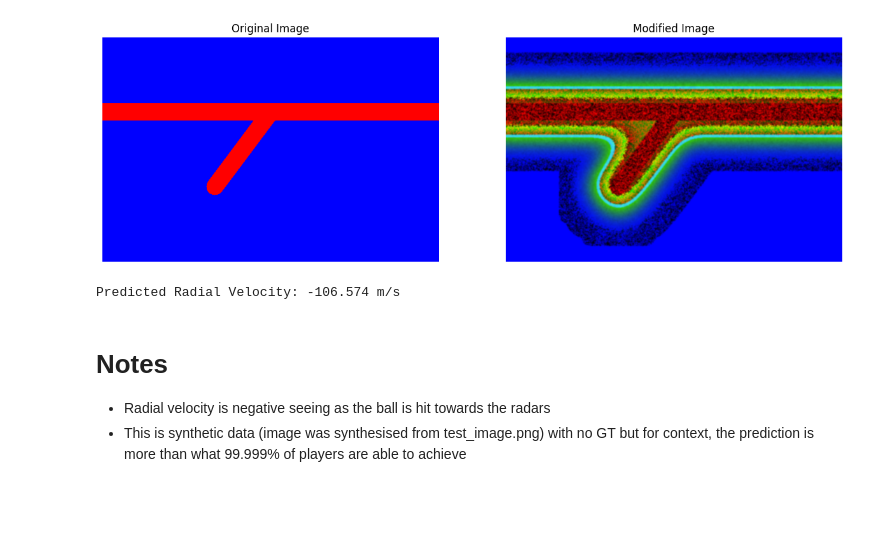
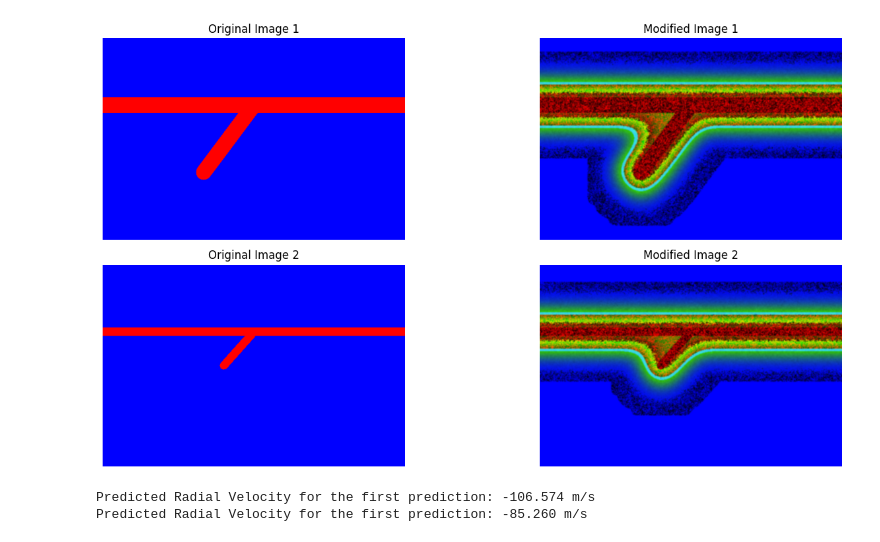
Before and after one commit to Gyllz98/DeepLearningTrackman, a Jupyter notebook: Example.ipynb, the cells around one changed output. Saved outputs shown, nothing was run; the diff lists cells and outputs as text; code cells hidden in the pictures; blank space fills up the shorter version.

Commit message:
added new data, modified example

```diff
--- a/Example.ipynb
+++ b/Example.ipynb
@@ -64,44 +64,65 @@ def generate_shaped_diffusion(base_image):
                 else:
                     # Create yellow-green transition
                     if factor > 0.6:
                         # Transition from red to yellow
                         yellow_factor = (factor - 0.5) * 3
                         b = 0
                         g = int(255 * yellow_factor * noise_factor)
                         r = int(255 * noise_factor)
                     else:
                         # Transition from yellow-green to blue
                         green_factor = factor * 2
                         b = int(255 * (1 - green_factor) * noise_factor)
                         g = int(200 * green_factor * noise_factor)
                         r = int(50 * green_factor * noise_factor)
 
                     result[y, x] = [b, g, r]
 
     # Final smoothing
     result = cv2.GaussianBlur(result, (11, 11), 1)
 
     return result
 
 # Load and process the image
-image_path = r'test_image.png'
-image = cv2.imread(image_path)
-modified_image = generate_shaped_diffusion(image)
+image_path = r'test_image1.png'
+image1 = cv2.imread(image_path)
+modified_image1 = generate_shaped_diffusion(image1)
 
-# Display results
+# Load and process the image
+image_path = r'test_image2.png'
+image2 = cv2.imread(image_path)
+modified_image2 = generate_shaped_diffusion(image2)
+
+# Create a single figure with 2x2 subplots
 plt.figure(figsize=(15, 7))
-plt.subplot(1, 2, 1)
-plt.title('Original Image')
-plt.imshow(cv2.cvtColor(image, cv2.COLOR_BGR2RGB))
+
+# First set of images (top row)
+plt.subplot(2, 2, 1)
+plt.title('Original Image 1')
+plt.imshow(cv2.cvtColor(image1, cv2.COLOR_BGR2RGB))
 plt.axis('off')
 
-plt.subplot(1, 2, 2)
-plt.title('Modified Image')
-plt.imshow(cv2.cvtColor(modified_image, cv2.COLOR_BGR2RGB))
+plt.subplot(2, 2, 2)
+plt.title('Modified Image 1')
+plt.imshow(cv2.cvtColor(modified_image1, cv2.COLOR_BGR2RGB))
 plt.axis('off')
+
+# Second set of images (bottom row)
+plt.subplot(2, 2, 3)
+plt.title('Original Image 2')
+plt.imshow(cv2.cvtColor(image2, cv2.COLOR_BGR2RGB))
+plt.axis('off')
+
+plt.subplot(2, 2, 4)
+plt.title('Modified Image 2')
+plt.imshow(cv2.cvtColor(modified_image2, cv2.COLOR_BGR2RGB))
+plt.axis('off')
+
+# Adjust layout to prevent overlap
+plt.tight_layout()
 plt.show()
 # %% [output]
-[figure, old version]
+[figure, new version]
 # %%
 import torch
 import numpy as np
@@ -138,15 +159,14 @@ def predict_single_spectrogram(spectrogram_array, DEVICE):
 # %%
 DEVICE = "cuda" if torch.cuda.is_available() else "mps" if torch.backends.mps.is_available() else "cpu"
 
-spectrogram_array = np.load(r"ball_hit_spectrograms.npy")
+spectrogram_array1 = np.load(r"ball_hit_spectrograms1.npy")
+spectrogram_array2 = np.load(r"ball_hit_spectrograms2.npy")
 
-prediction = predict_single_spectrogram(spectrogram_array, DEVICE)
+prediction1 = predict_single_spectrogram(spectrogram_array1, DEVICE)
+prediction2 = predict_single_spectrogram(spectrogram_array2, DEVICE)
 
-print(f'Predicted Radial Velocity: {prediction:.3f} m/s')
+print(f'Predicted Radial Velocity for the first prediction: {prediction1:.3f} m/s')
+print(f'Predicted Radial Velocity for the first prediction: {prediction2:.3f} m/s')
 # %% [output]
-Predicted Radial Velocity: -106.574 m/s
+Predicted Radial Velocity for the first prediction: -106.574 m/s
+Predicted Radial Velocity for the first prediction: -85.260 m/s
-# %% [markdown]
-# Notes
-
-- Radial velocity is negative seeing as the ball is hit towards the radars
-- This is synthetic data (image was synthesised from test_image.png) with no GT but for context, the prediction is more than what 99.999% of players are able to achieve
```
Also changed, not shown: parts of 1 cell of this notebook, 4 other files.
